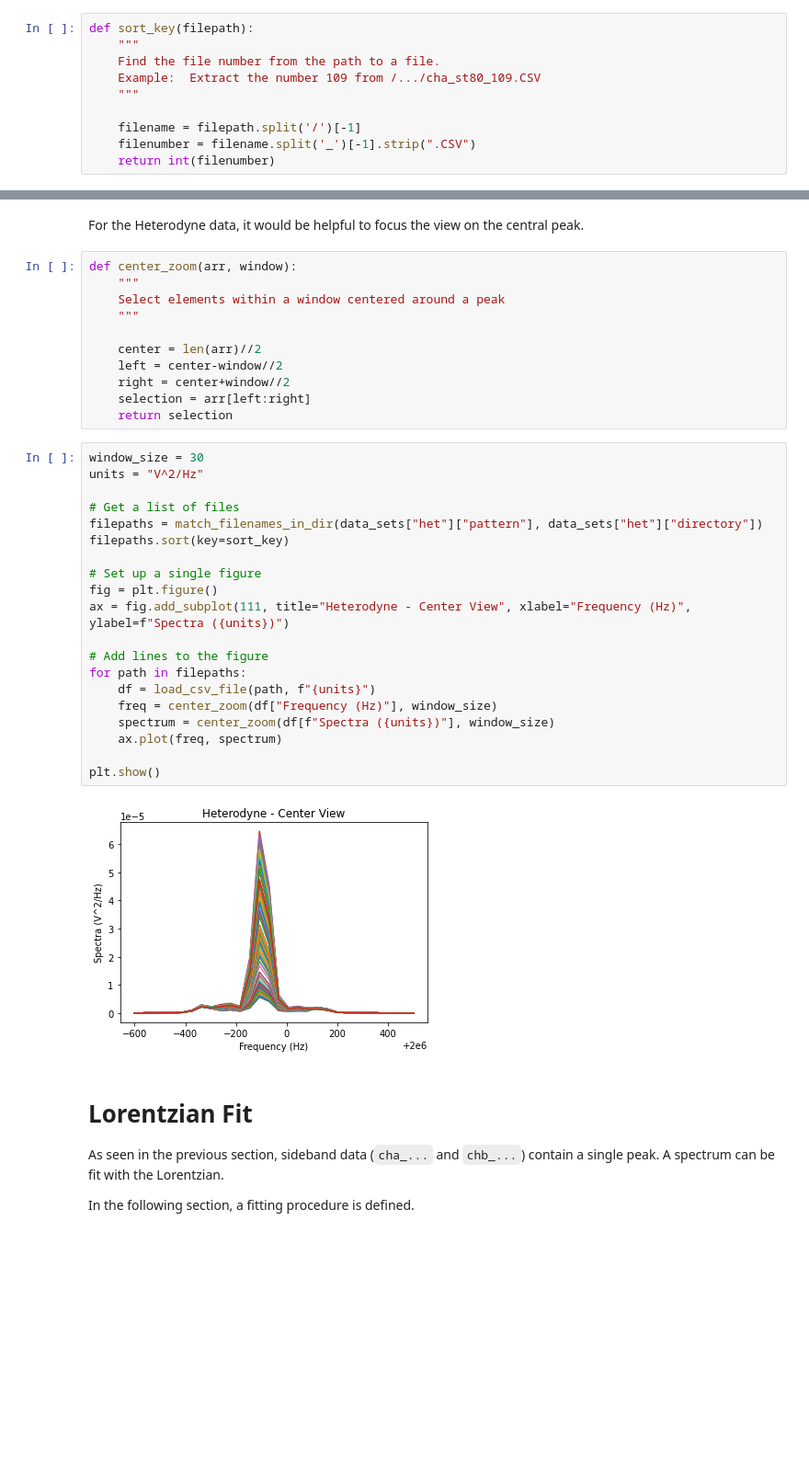
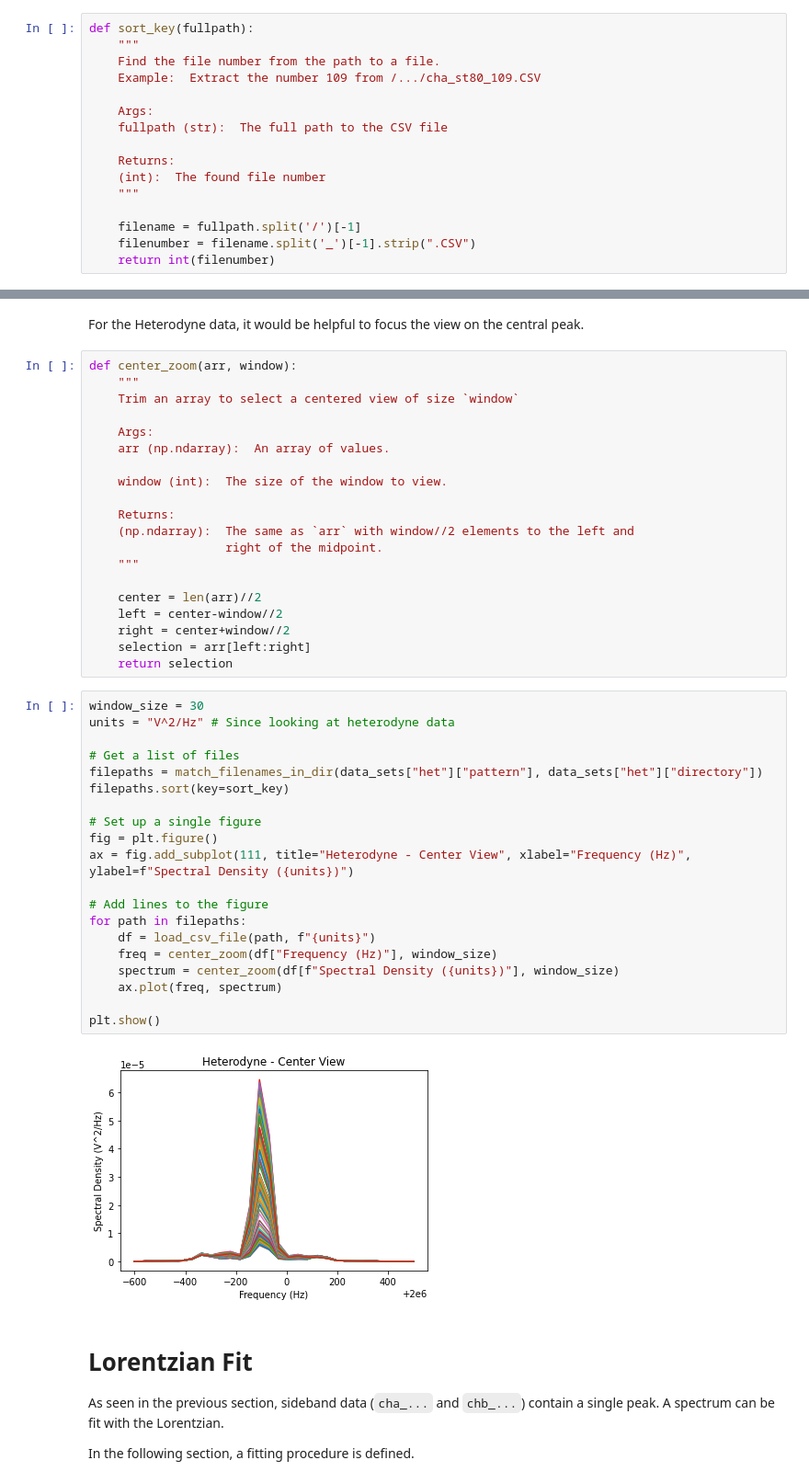
Before and after one commit to nurriol2/peak_fitting, a Jupyter notebook: lorentzian_peak_fitting.ipynb, the cells around one changed output, grey strips where cells are left out. Shown: that part at 92% size. Drawn from its saved outputs; the diff is of its cells as text; blank space fills up the shorter version.

```diff
--- a/lorentzian_peak_fitting.ipynb
+++ b/lorentzian_peak_fitting.ipynb
@@ -99,13 +101,19 @@ def match_filenames_in_dir(pattern, dirpath):
                 result.append(os.path.join(root, name))
     return result
 # %%
-def sort_key(filepath):
+def sort_key(fullpath):
     """
     Find the file number from the path to a file.
     Example:  Extract the number 109 from /.../cha_st80_109.CSV
+
+    Args:
+    fullpath (str):  The full path to the CSV file
+
+    Returns:
+    (int):  The found file number
     """
 
-    filename = filepath.split('/')[-1]
+    filename = fullpath.split('/')[-1]
     filenumber = filename.split('_')[-1].strip(".CSV")
     return int(filenumber)
 # %% [markdown]
@@ -161,7 +174,16 @@ For the Heterodyne data, it would be helpful to focus the view on the central pe
 # %%
 def center_zoom(arr, window):
     """
-    Select elements within a window centered around a peak
+    Trim an array to select a centered view of size `window`
+
+    Args:
+    arr (np.ndarray):  An array of values.
+
+    window (int):  The size of the window to view.
+
+    Returns:
+    (np.ndarray):  The same as `arr` with window//2 elements to the left and
+                   right of the midpoint.
     """
 
     center = len(arr)//2
@@ -171,26 +193,26 @@ def center_zoom(arr, window):
     return selection
 # %%
 window_size = 30
-units = "V^2/Hz"
+units = "V^2/Hz" # Since looking at heterodyne data
 
 # Get a list of files
 filepaths = match_filenames_in_dir(data_sets["het"]["pattern"], data_sets["het"]["directory"])
 filepaths.sort(key=sort_key)
 
 # Set up a single figure
 fig = plt.figure()
-ax = fig.add_subplot(111, title="Heterodyne - Center View", xlabel="Frequency (Hz)", ylabel=f"Spectra ({units})")
+ax = fig.add_subplot(111, title="Heterodyne - Center View", xlabel="Frequency (Hz)", ylabel=f"Spectral Density ({units})")
 
 # Add lines to the figure
 for path in filepaths:
     df = load_csv_file(path, f"{units}")
     freq = center_zoom(df["Frequency (Hz)"], window_size)
-    spectrum = center_zoom(df[f"Spectra ({units})"], window_size)
+    spectrum = center_zoom(df[f"Spectral Density ({units})"], window_size)
     ax.plot(freq, spectrum)
 
 plt.show()
 # %% [output]
-[figure, old version]
+[figure, new version]
 # %% [markdown]
 # Lorentzian Fit
 
```
Also changed, not shown: parts of 16 cells of this notebook.
